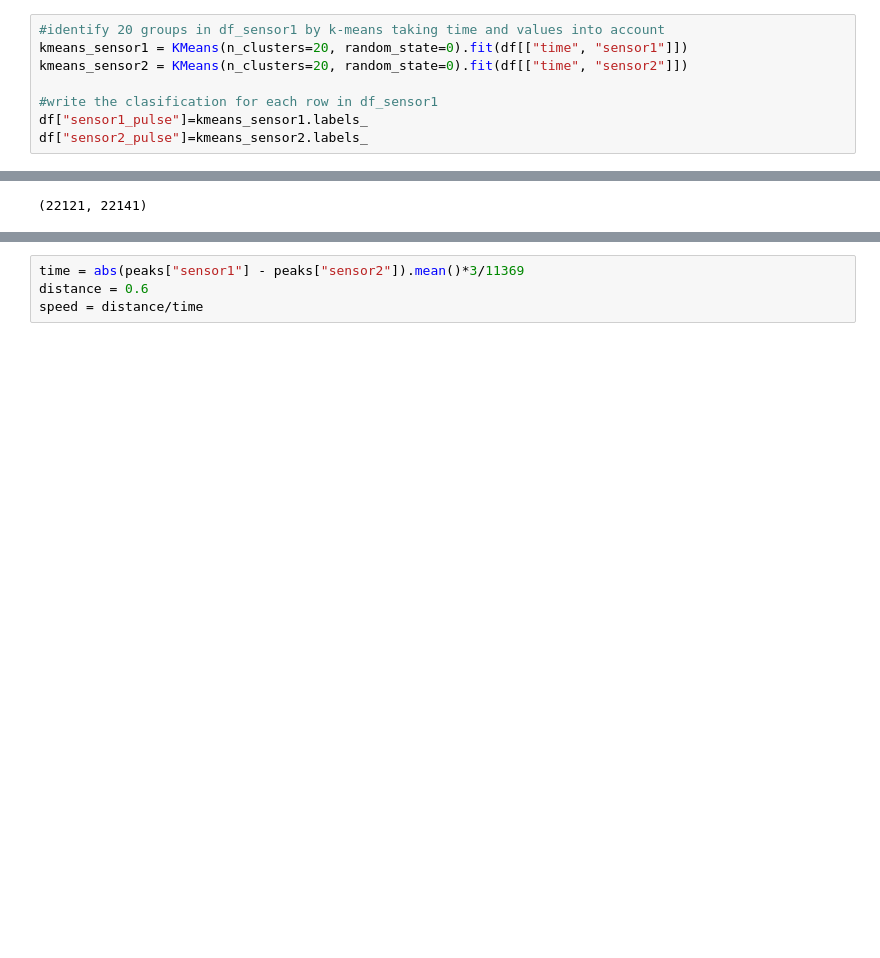
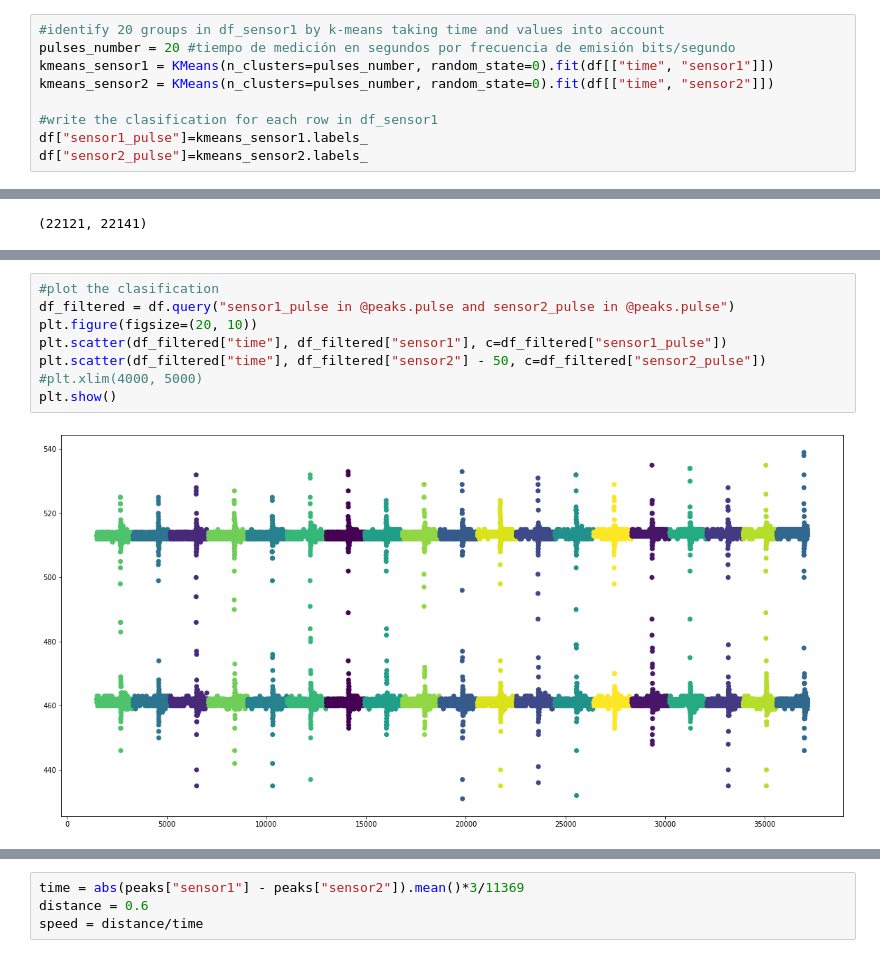
Before and after one commit to santortiz/Sound-velocity-measurement-with-K-means, a Jupyter notebook: identifier.ipynb, the cells around one changed output, grey strips where cells are left out. Cells and saved outputs as stored; diff of their text form; blank space fills up the shorter version.

```diff
--- a/identifier.ipynb
+++ b/identifier.ipynb
@@ -66,8 +66,9 @@ df
 37087 rows × 3 columns
 # %%
 #identify 20 groups in df_sensor1 by k-means taking time and values into account
-kmeans_sensor1 = KMeans(n_clusters=20, random_state=0).fit(df[["time", "sensor1"]])
-kmeans_sensor2 = KMeans(n_clusters=20, random_state=0).fit(df[["time", "sensor2"]])
+pulses_number = 20 #tiempo de medición en segundos por frecuencia de emisión bits/segundo
+kmeans_sensor1 = KMeans(n_clusters=pulses_number, random_state=0).fit(df[["time", "sensor1"]])
+kmeans_sensor2 = KMeans(n_clusters=pulses_number, random_state=0).fit(df[["time", "sensor2"]])
 
 #write the clasification for each row in df_sensor1
 df["sensor1_pulse"]=kmeans_sensor1.labels_
@@ -98,3 +132,13 @@ peaks = pd.merge(peaks1, peaks2, on="pulse")
+# %%
+#plot the clasification
+df_filtered = df.query("sensor1_pulse in @peaks.pulse and sensor2_pulse in @peaks.pulse")
+plt.figure(figsize=(20, 10))
+plt.scatter(df_filtered["time"], df_filtered["sensor1"], c=df_filtered["sensor1_pulse"])
+plt.scatter(df_filtered["time"], df_filtered["sensor2"] - 50, c=df_filtered["sensor2_pulse"])
+#plt.xlim(4000, 5000)
+plt.show()
+# %% [output]
+[figure, added]
 # %%
 abs(peaks["sensor1"] - peaks["sensor2"]).mean(), abs(peaks["sensor1"] - peaks["sensor2"]).std()
 # %% [output]
```
Also changed, not shown: parts of 6 cells of this notebook.
